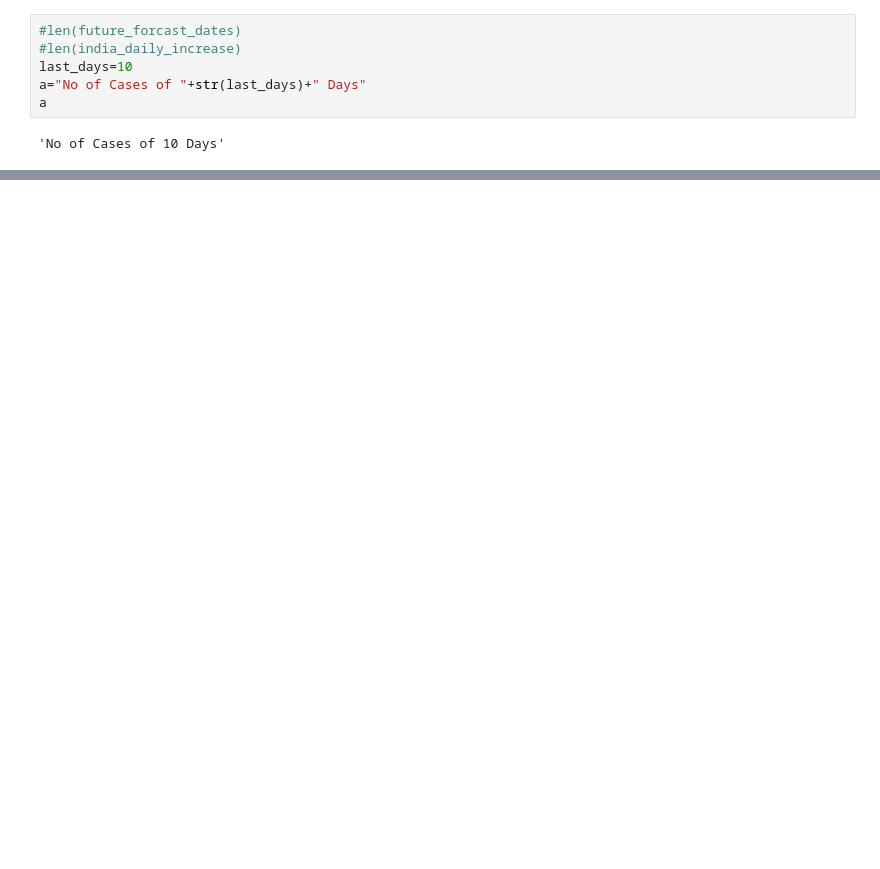
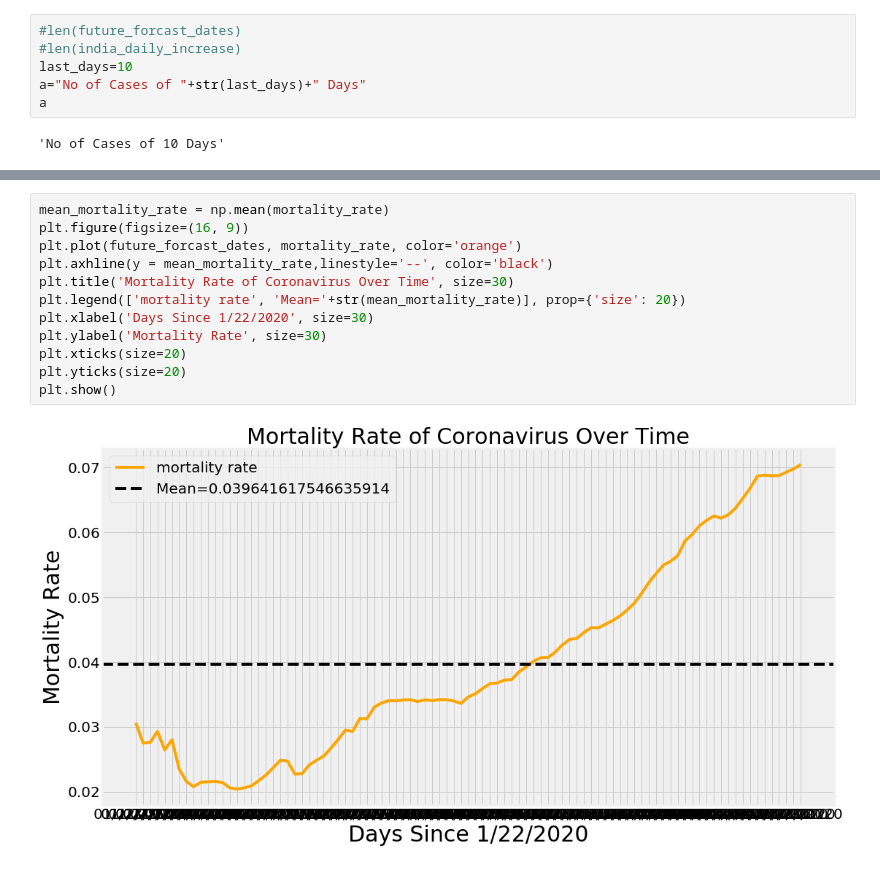
Before and after one commit to ranjeet2711/COVID19-Viz, a Jupyter notebook: COVID19_Visualization_of_India_and_world.ipynb, the cells around one changed output, grey strips where cells are left out. Drawn from its saved outputs; the diff is of its cells as text; blank space fills up the shorter version.

```diff
--- a/COVID19_Visualization_of_India_and_world.ipynb
+++ b/COVID19_Visualization_of_India_and_world.ipynb
@@ -350,0 +351,14 @@ plt.show()
+# %%
+mean_mortality_rate = np.mean(mortality_rate)
+plt.figure(figsize=(16, 9))
+plt.plot(future_forcast_dates, mortality_rate, color='orange')
+plt.axhline(y = mean_mortality_rate,linestyle='--', color='black')
+plt.title('Mortality Rate of Coronavirus Over Time', size=30)
+plt.legend(['mortality rate', 'Mean='+str(mean_mortality_rate)], prop={'size': 20})
+plt.xlabel('Days Since 1/22/2020', size=30)
+plt.ylabel('Mortality Rate', size=30)
+plt.xticks(size=20)
+plt.yticks(size=20)
+plt.show()
+# %% [output]
+[figure, added]
```
Also changed, not shown: parts of 10 cells of this notebook.
